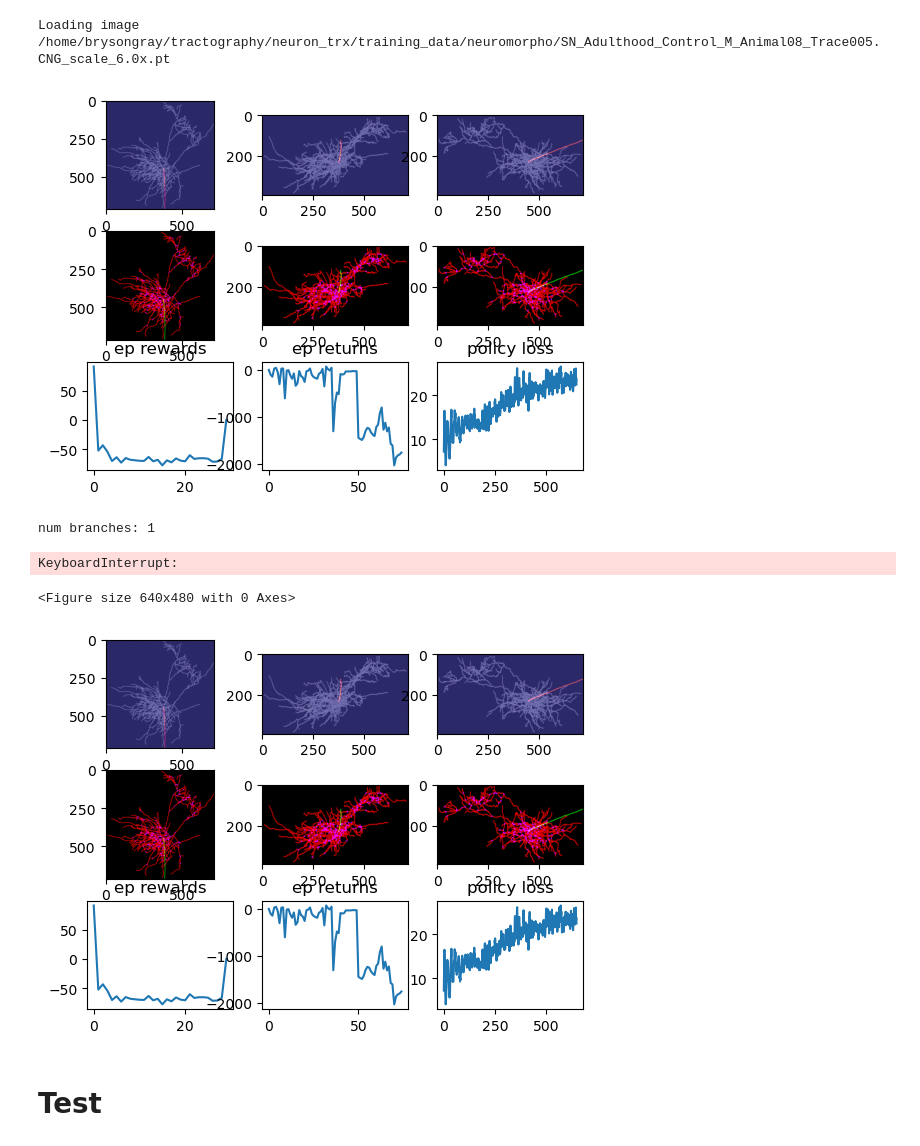
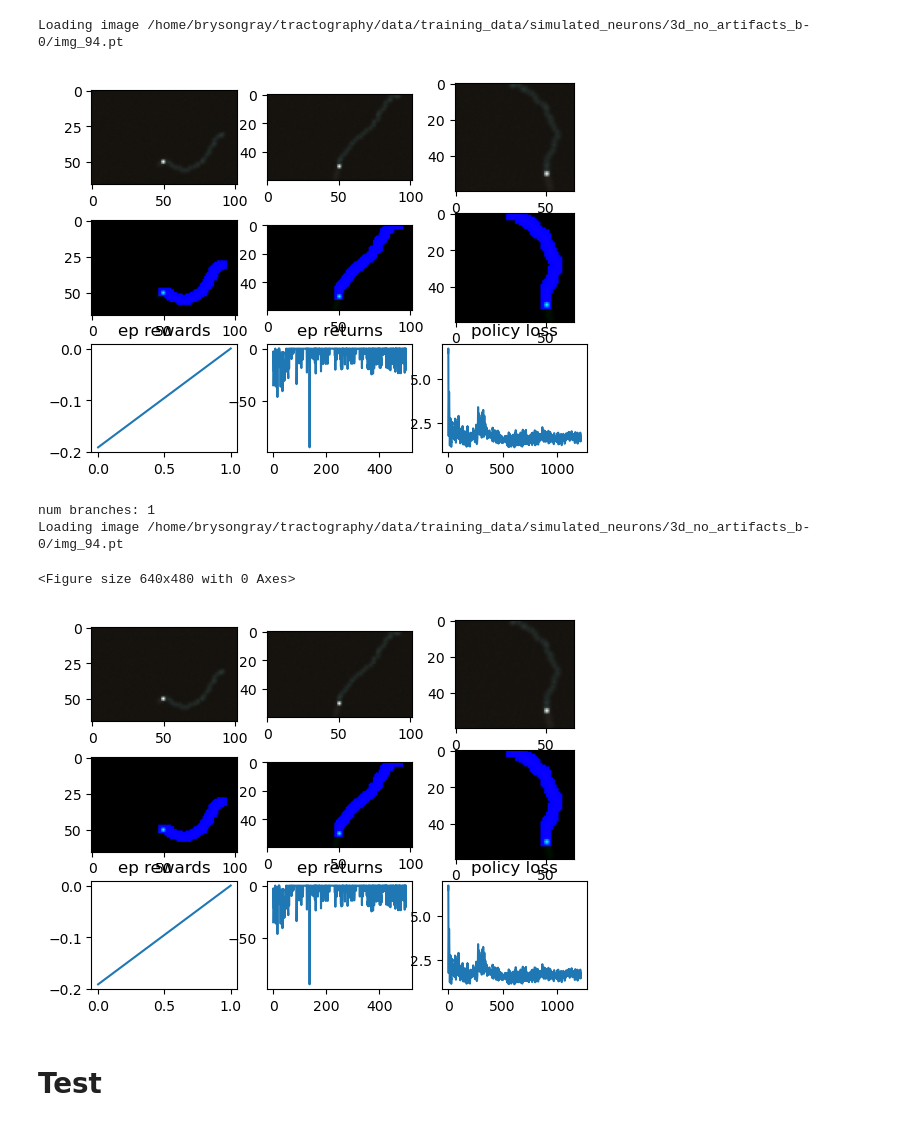
Before and after one commit to twardlab/neurotrack, a Jupyter notebook: SAC_v1.ipynb, the cells around one changed output. Cells and saved outputs as stored; diff of their text form; code cells hidden in the pictures.

Commit message:
Add artifacts to simulated data

```diff
--- a/SAC_v1.ipynb
+++ b/SAC_v1.ipynb
@@ -238,12 +235,11 @@ def show_state(env, returns, rewards, policy_loss, fig):
 
     img = env.img.data[:3].clone().detach().cpu()
     path = env.img.data[3].clone().detach().cpu()
-    mask = env.mask[0].detach().clone().cpu()
-    mask = mask / mask.amax()
+    mask = torch.where(env.section_labels.data[0].clone().detach().cpu() > 0, 1.0, 0.0)
     true_density = env.true_density.data[0].detach().clone().cpu()
     for j in range(3):
         ax[j].imshow(img.permute(1,2,3,0).amax(j))
-        ax[j].imshow(path.amax(j), cmap='plasma', alpha=0.5)
+        ax[j].imshow(path.amax(j), cmap='gray', alpha=0.8)
 
     for j in range(3):
         toshow = torch.stack((true_density.amax(j), path.amax(j), mask.amax(j)), dim=-1)
@@ -270,7 +266,7 @@ def show_state(env, returns, rewards, policy_loss, fig):
 # %%
 # f = open('/home/brysongray/tractography/neuron_trx/configs/sac_config_8-9-24.json')
 # f = open("/home/brysongray/tractography/neuron_trx/configs/config_astro-1.json")
-f = open("/home/brysongray/tractography/neuron_trx/configs/config_neurom_dataset_1.json")
+f = open("/home/brysongray/tractography/neuron_trx/configs/config_3d_no_artifacts_b-0.json")
 args = json.load(f)
 
 img_path = args["img_path"]
@@ -298,15 +290,15 @@ neuron_data = torch.load(img_files[0], weights_only=False)
 # %%
-classifier = ResNet(ResidualBlock, [3, 4, 6, 3], num_classes=1)
-classifier = classifier.to(device=DEVICE, dtype=dtype)
-# classifier_state_dict = torch.load("/home/brysongray/tractography/pretrained_models/resnet_classifier_11-14-24_checkpoint-0.pt", weights_only=True)
-# classifier_state_dict = torch.load("/home/brysongray/tractography/pretrained_models/resnet_classifier_11-25-24_checkpoint-2.pt", weights_only=True)
-# classifier_state_dict = torch.load("/home/brysongray/tractography/pretrained_models/resnet_classifier_11-22-24_checkpoint-5.pt", weights_only=True)
-# classifier_state_dict = torch.load("/home/brysongray/tractography/pretrained_models/resnet_classifier_12-02-24_checkpoint-10.pt", weights_only=True)
-# classifier_state_dict = torch.load("/home/brysongray/tractography/pretrained_models/resnet_classifier_12-03-24_checkpoint-99.pt", weights_only=True)
-classifier_state_dict = torch.load("/home/brysongray/tractography/pretrained_models/resnet_classifier_01-07-25_checkpoint-42.pt", weights_only=True)
+# classifier = ResNet(ResidualBlock, [3, 4, 6, 3], num_classes=1)
+# classifier = classifier.to(device=DEVICE, dtype=dtype)
+# # classifier_state_dict = torch.load("/home/brysongray/tractography/pretrained_models/resnet_classifier_11-14-24_checkpoint-0.pt", weights_only=True)
+# # classifier_state_dict = torch.load("/home/brysongray/tractography/pretrained_models/resnet_classifier_11-25-24_checkpoint-2.pt", weights_only=True)
+# # classifier_state_dict = torch.load("/home/brysongray/tractography/pretrained_models/resnet_classifier_11-22-24_checkpoint-5.pt", weights_only=True)
+# # classifier_state_dict = torch.load("/home/brysongray/tractography/pretrained_models/resnet_classifier_12-02-24_checkpoint-10.pt", weights_only=True)
+# # classifier_state_dict = torch.load("/home/brysongray/tractography/pretrained_models/resnet_classifier_12-03-24_checkpoint-99.pt", weights_only=True)
+# classifier_state_dict = torch.load("/home/brysongray/tractography/pretrained_models/resnet_classifier_01-07-25_checkpoint-42.pt", weights_only=True)
 
-classifier.load_state_dict(classifier_state_dict)
-classifier.eval()
+# classifier.load_state_dict(classifier_state_dict)
+# classifier.eval()
 
 # instantiate environment
 env = Environment(img_path,
@@ -321,7 +313,7 @@ env = Environment(img_path,
                   branching=False,
                   classifier=None)
 # %% [output]
-Loading image /home/brysongray/tractography/neuron_trx/training_data/neuromorpho/SN_Adulthood_Control_M_Animal08_Trace005.CNG_scale_6.0x.pt
+Loading image /home/brysongray/tractography/data/training_data/simulated_neurons/3d_no_artifacts_b-0/img_94.pt
 # %%
 in_channels = 4
 input_size = 2*patch_radius+1
@@ -399,7 +391,7 @@ for ep in tqdm(range(num_episodes)):
     coverages = []
     trial_returns = []
     labeled_neurons = []
-    for trial in range(10):
+    for trial in range(1):
         obs = env.get_state()
         ep_return = 0
         ep_rewards = []
@@ -527,38 +519,38 @@ for ep in tqdm(range(num_episodes)):
         # to_save = {"labeled_neuron": env.finished_paths, "true_neuron": env.true_density.data[0], "global_recall": global_recall, "return": ep_return}
         torch.save(to_save, os.path.join(paths_dir, f"ep_snapshot_{ep}.pt"))
 
     env.reset()
 
 
 
 if train:
     # save model
     model_dicts = {"policy_state_dict": actor.state_dict(),
                 "Q1_state_dict": Q1_target.state_dict(),
                 "Q2_state_dict": Q2_target.state_dict(),}
     torch.save(model_dicts, os.path.join(outdir, f"model_state_dicts_{name}_{date}.pt"))
 
 if collect_annotations:
     # save annotations
     df = pd.DataFrame.from_dict(classifier_annotations, orient="index")
     df.to_csv(os.path.join(classifier_annotations_outdir, f"branch_classifier_{name}_{date}_annotations.csv"))
     # split into test and training data
     data_permutation = torch.randperm(len(classifier_annotations))
     test_idxs = data_permutation[:len(data_permutation)//5].tolist()
     training_idxs = data_permutation[len(data_permutation)//5:].tolist()
     training_annotations = {list(classifier_annotations)[i]: list(classifier_annotations.values())[i] for i in training_idxs}
     test_annotations = {list(classifier_annotations)[i]: list(classifier_annotations.values())[i] for i in test_idxs}
     # save
     df = pd.DataFrame.from_dict(training_annotations, orient="index")
     df.to_csv(os.path.join(classifier_annotations_outdir, f"branch_classifier_{name}_{date}_training_annotations.csv"))
     df = pd.DataFrame.from_dict(test_annotations, orient="index")
     df.to_csv(os.path.join(classifier_annotations_outdir, f"branch_classifier_{name}_{date}_test_annotations.csv"))
 # %% [output]
-[figure, old version]
+[figure, new version]
 num branches: 1
+Loading image /home/brysongray/tractography/data/training_data/simulated_neurons/3d_no_artifacts_b-0/img_94.pt
-KeyboardInterrupt:
+<Figure size 640x480 with 0 Axes>
-<Figure size 640x480 with 0 Axes>
-[figure, old version]
+[figure, new version]
 # %%
 # save model
 model_dicts = {"policy_state_dict": actor.state_dict(),
```
Also changed, not shown: parts of 2 cells of this notebook, 13 other files.
